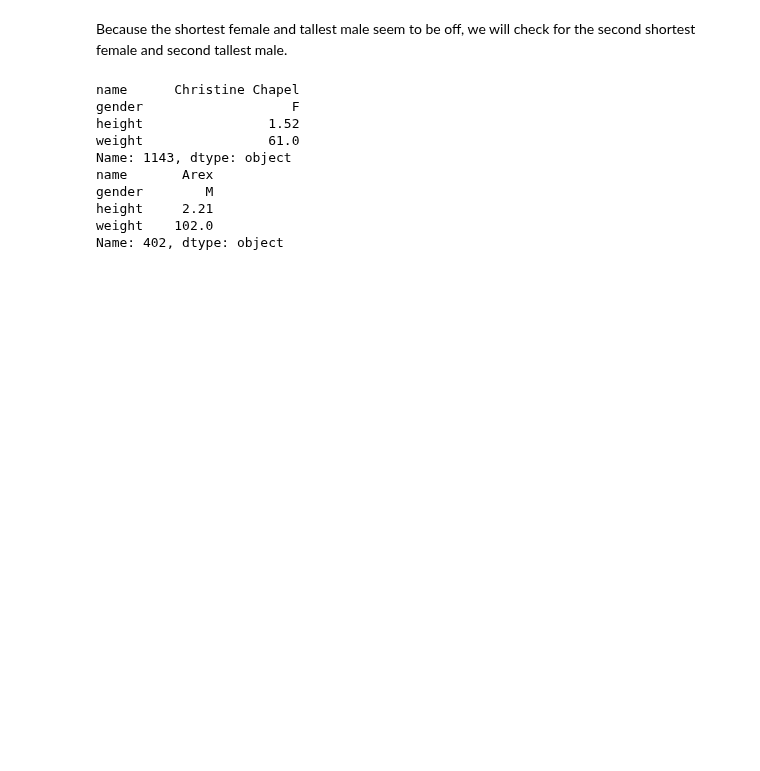
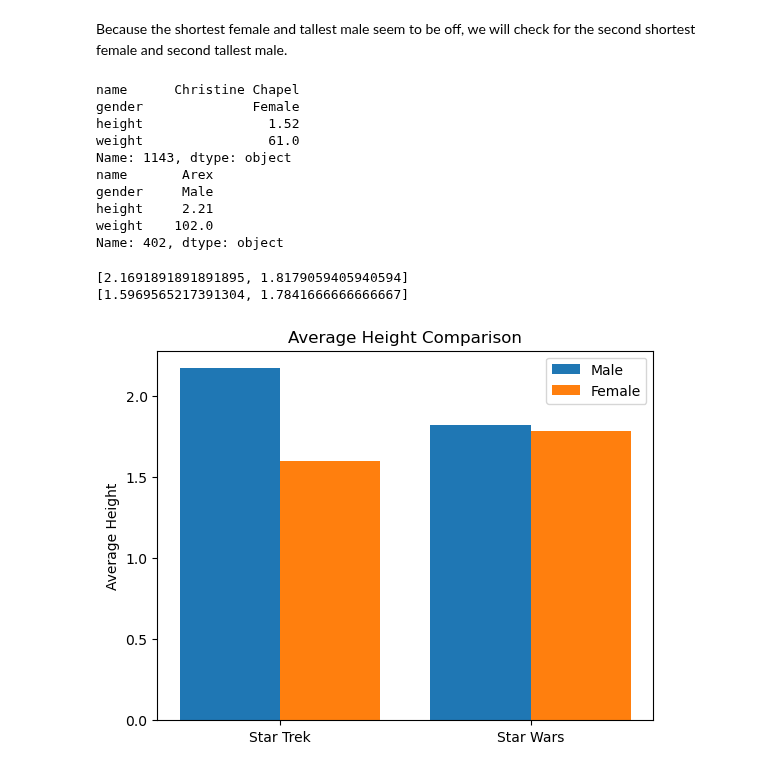
Before and after one commit to wesiswes629/wookiestapi, a Jupyter notebook: notebooks/all_characters.ipynb, the cells around one changed output. Saved outputs shown, nothing was run; the diff lists cells and outputs as text; code cells hidden in the pictures; blank space fills up the shorter version.

Commit message:
height completed

```diff
--- a/notebooks/all_characters.ipynb
+++ b/notebooks/all_characters.ipynb
@@ -348,10 +368,10 @@ Because the shortest female and tallest male seem to be off, we will check for t
 sorted_st = stc_updated.sort_values(by='height')
 
 # Select the second shortest female
-sec_short_f = sorted_st[sorted_st['gender'] == 'F'].iloc[1]
+sec_short_f = sorted_st[sorted_st['gender'] == 'Female'].iloc[1]
 
 # Select the second tallest male
-stmask = (stc_updated['gender'] == 'M') & stc_updated['height'].notnull()
+stmask = (stc_updated['gender'] == 'Male') & stc_updated['height'].notnull()
 filteredsth = stc_updated[stmask]
 tall_m = filteredsth.sort_values(by='height', ascending=False)
 sec_tall_m = tall_m.iloc[1]
@@ -361,12 +381,46 @@ print(sec_short_f)
 print(sec_tall_m)
 # %% [output]
 name      Christine Chapel
-gender                   F
+gender              Female
 height                1.52
 weight                61.0
 Name: 1143, dtype: object
 name       Arex
-gender        M
+gender     Male
 height     2.21
 weight    102.0
 Name: 402, dtype: object
+# %%
+# Combine Male heights and Combine Female heights
+
+male_heights = [st_gender_height['Male'], sw_gender_height['Male']]
+female_heights = [st_gender_height['Female'], sw_gender_height['Female']]
+
+# Print variables to verify they are correct
+print(male_heights)
+print(female_heights)
+# %% [output]
+[2.1691891891891895, 1.8179059405940594]
+[1.5969565217391304, 1.7841666666666667]
+# %%
+# Begin creating chart comparing heights.
+bar_width = 0.4
+x = np.arange(2)
+
+# Create the bar chart
+fig, ax = plt.subplots()
+rects1 = ax.bar(x - bar_width/2, male_heights, bar_width, label='Male')
+rects2 = ax.bar(x + bar_width/2, female_heights, bar_width, label='Female')
+
+
+# Add labels and title
+ax.set_xticks(x)
+ax.set_xticklabels(['Star Trek', 'Star Wars'])
+ax.set_ylabel('Average Height')
+ax.set_title('Average Height Comparison')
+ax.legend()
+
+# Show the chart
+plt.show()
+# %% [output]
+[figure, added]
```
Also changed, not shown: parts of 9 cells of this notebook, 1 other file.
